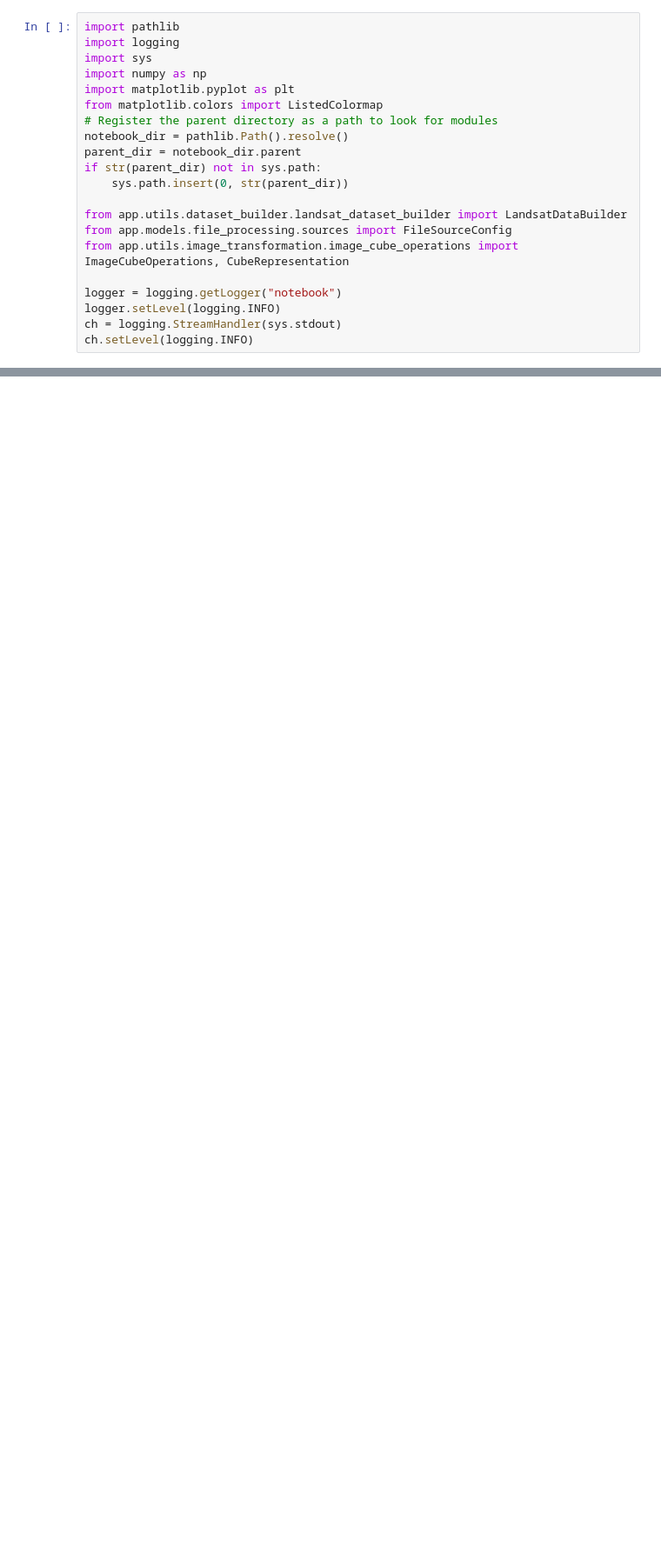
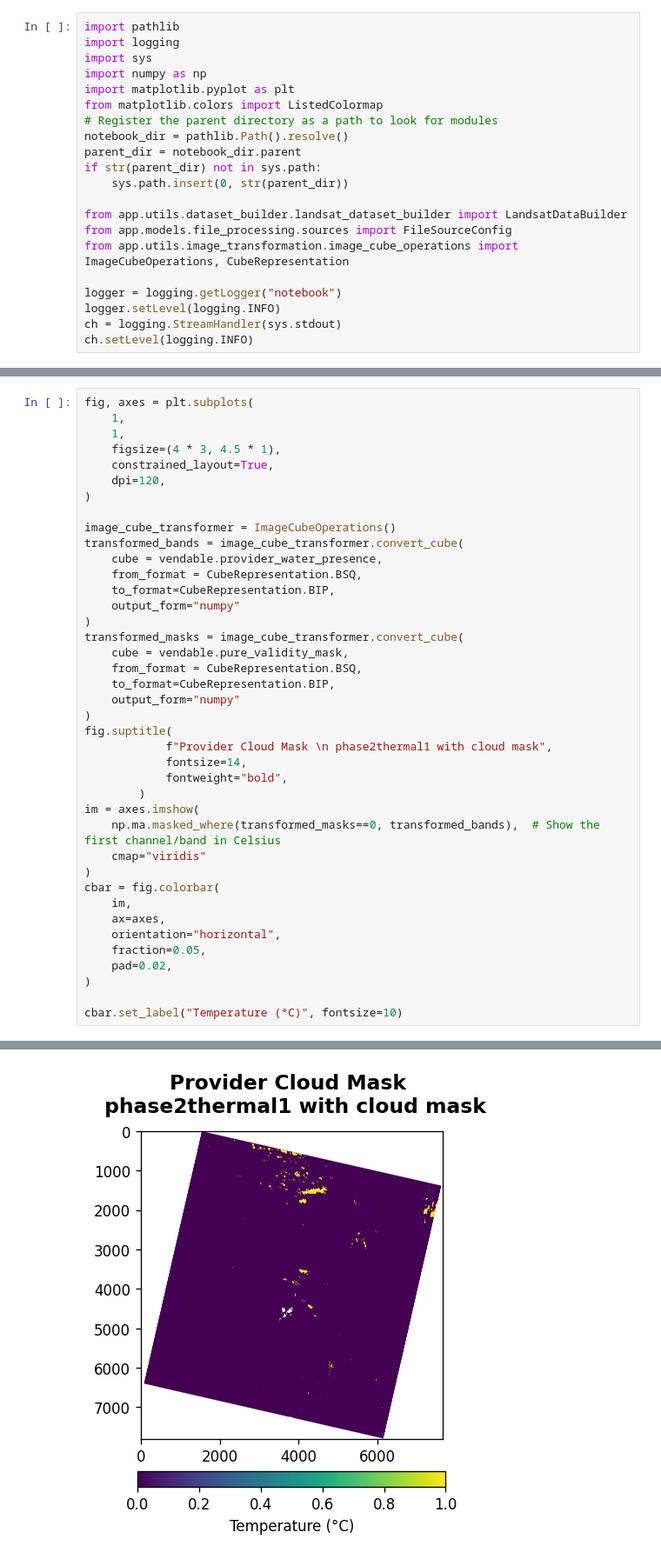
Before and after one commit to rashwin88/hsi-anomaly-foundations-allotrope, a Jupyter notebook: notebooks/visual_confirmation_landsat.ipynb, the cells around one changed output, grey strips where cells are left out. Shown at 87% size. Cells and saved outputs as stored; diff of their text form; blank space fills up the shorter version.

```diff
--- a/notebooks/visual_confirmation_landsat.ipynb
+++ b/notebooks/visual_confirmation_landsat.ipynb
@@ -85,0 +86,41 @@ Using device: mps
+# %%
+fig, axes = plt.subplots(
+    1,
+    1,
+    figsize=(4 * 3, 4.5 * 1),
+    constrained_layout=True,
+    dpi=120,
+)
+
+image_cube_transformer = ImageCubeOperations()
+transformed_bands = image_cube_transformer.convert_cube(
+    cube = vendable.provider_water_presence,
+    from_format = CubeRepresentation.BSQ,
+    to_format=CubeRepresentation.BIP,
+    output_form="numpy"
+)
+transformed_masks = image_cube_transformer.convert_cube(
+    cube = vendable.pure_validity_mask,
+    from_format = CubeRepresentation.BSQ,
+    to_format=CubeRepresentation.BIP,
+    output_form="numpy"
+)
+fig.suptitle(
+            f"Provider Cloud Mask \n phase2thermal1 with cloud mask",
+            fontsize=14,
+            fontweight="bold",
+        )
+im = axes.imshow(
+    np.ma.masked_where(transformed_masks==0, transformed_bands),  # Show the first channel/band in Celsius
+    cmap="viridis"
+)
+cbar = fig.colorbar(
+    im,
+    ax=axes,
+    orientation="horizontal",
+    fraction=0.05,
+    pad=0.02,
+)
+
+cbar.set_label("Temperature (°C)", fontsize=10)
+# %% [output]
@@ -85,0 +128 @@ Using device: mps
+[figure, added]
```
Also changed, not shown: parts of 3 cells of this notebook, 9 other files.
